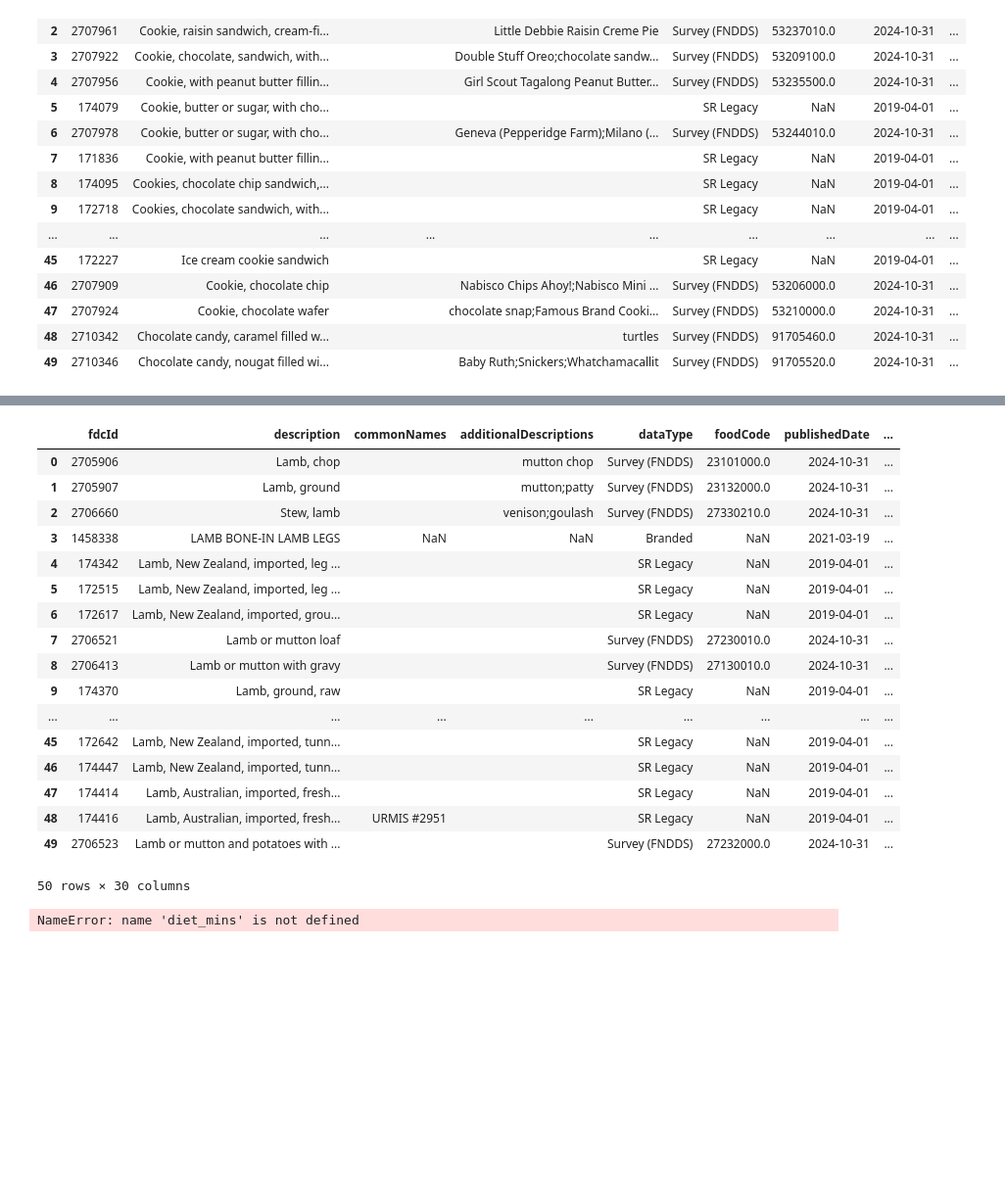
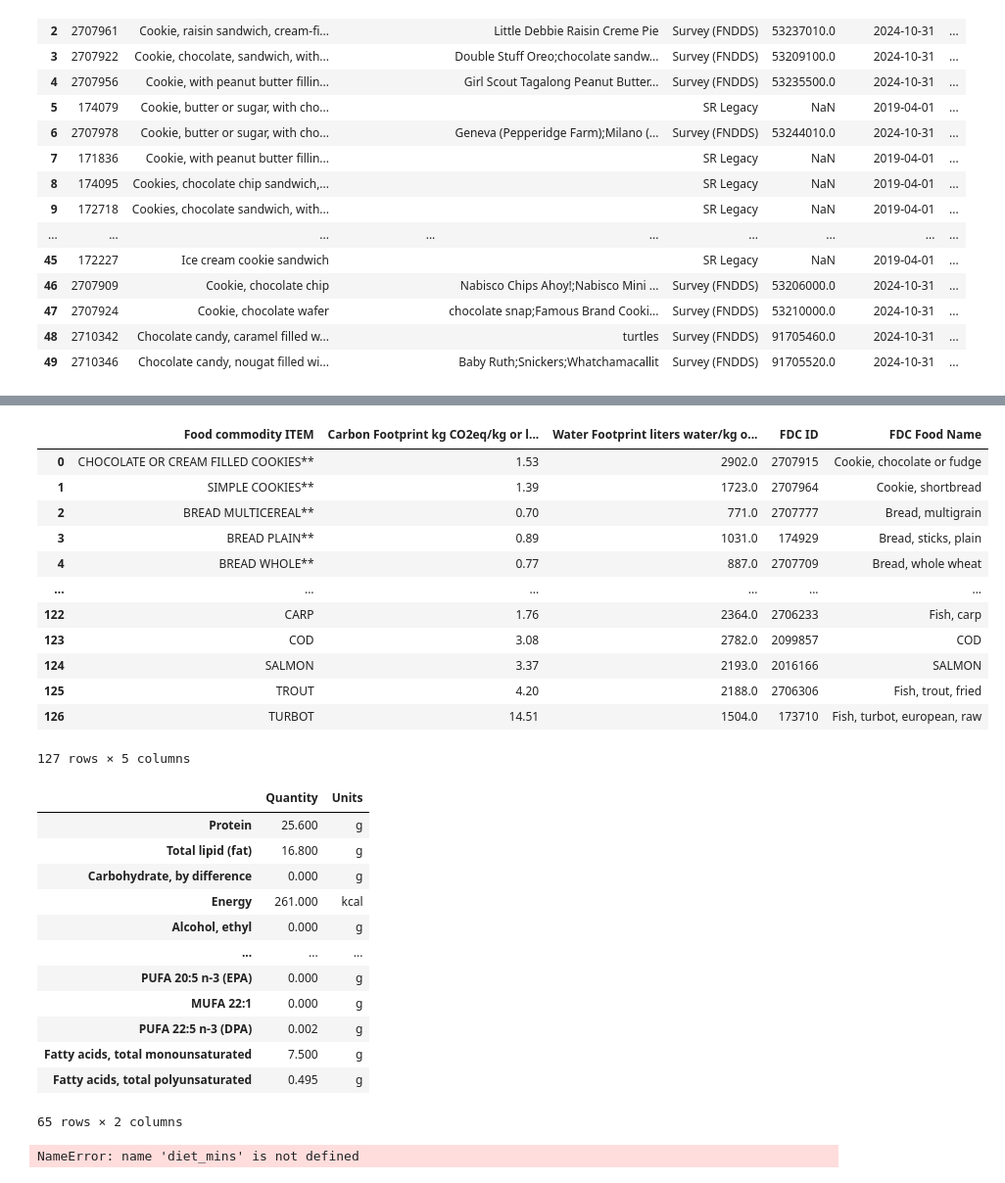
Before and after one commit to reilyfairchild/EEP-153-Proj-02, a Jupyter notebook: Project_2_Code.ipynb, the cells around one changed output, grey strips where cells are left out. Shown at 98% size. Drawn from its saved outputs; the diff is of its cells as text; code cells hidden in the pictures; blank space fills up the shorter version.

Commit message:
cleaned all food and put into csv

```diff
--- a/Project_2_Code.ipynb
+++ b/Project_2_Code.ipynb
@@ -279,4 +283,18 @@ fd2.at[38, 'FDC Food Name'] = 'Beef, ground'
 fd2.at[40, 'FDC ID'] = 2705597
 fd2.at[40, 'FDC Food Name'] = 'Cream, heavy'
 
-fd2.loc[49, ['FDC ID', 'FDC Food Name']] = [1458338, 'LAMB BONE-IN LAMB LEGS']
+fd2.loc[49, ['FDC ID', 'FDC Food Name']] = [2705907, 'Lamb, ground']
+fd2.loc[48, ['FDC ID', 'FDC Food Name']] = [1458338, 'LAMB BONE-IN LAMB LEGS']
+fd2.loc[50, ['FDC ID', 'FDC Food Name']] = [2658737	, 'MILK']
+fd2.loc[53, ['FDC ID', 'FDC Food Name']] = [2706091, 'Chicken, ground']
+fd2.loc[54, ['FDC ID', 'FDC Food Name']] = [2554062, 'YOGURT']
+fd2.loc[63, ['FDC ID', 'FDC Food Name']] = [2709223, 'Avocado, raw']
+fd2.loc[83, ['FDC ID', 'FDC Food Name']] = [2708376	,'Masa harina, cooked']
+fd2.loc[85, ['FDC ID', 'FDC Food Name']] = [2708489,'Oats, raw']
+
+fd2.loc[94, ['FDC ID', 'FDC Food Name']] = [174271,	'Soybeans, mature cooked, boiled, without salt']
+fd2.loc[93, ['FDC ID', 'FDC Food Name']] = [170419,	'Peas, green, raw']
+fd2.loc[97, ['FDC ID', 'FDC Food Name']] = [2707505	,'Mixed nuts, unroasted']
+
+fd2.loc[104, ['FDC ID', 'FDC Food Name']] = [2710790,'Potato, cooked, as ingredient']
+fd2.loc[106, ['FDC ID', 'FDC Food Name']] = [169975	,'Cabbage, raw']
@@ -296,31 +302,45 @@ fd2.loc[49, ['FDC ID', 'FDC Food Name']] = [1458338, 'LAMB BONE-IN LAMB LEGS']
 #foods where the fdc query failed and will do it by hand
 
 
-fdc.search(apikey, 'lamb bone')  # Search for the food item
+#fdc.search(apikey, 'cabbage')  # Search for the food item
 
 
 #fdc_id = int(result.loc[0]['fdcId'])  # Extract FDC ID from the first match
 #fdc_name = result.loc[0]['description']
 #fd2
-# %% [output]
-|  | fdcId | description | commonNames | additionalDescriptions | dataType | foodCode | publishedDate | ... |
-| 0 | 2705906 | Lamb, chop |  | mutton chop | Survey (FNDDS) | 23101000.0 | 2024-10-31 | ... |
-| 1 | 2705907 | Lamb, ground |  | mutton;patty | Survey (FNDDS) | 23132000.0 | 2024-10-31 | ... |
-| 2 | 2706660 | Stew, lamb |  | venison;goulash | Survey (FNDDS) | 27330210.0 | 2024-10-31 | ... |
-| 3 | 1458338 | LAMB BONE-IN LAMB LEGS | NaN | NaN | Branded | NaN | 2021-03-19 | ... |
-| 4 | 174342 | Lamb, New Zealand, imported, leg ... |  |  | SR Legacy | NaN | 2019-04-01 | ... |
-| 5 | 172515 | Lamb, New Zealand, imported, leg ... |  |  | SR Legacy | NaN | 2019-04-01 | ... |
-| 6 | 172617 | Lamb, New Zealand, imported, grou... |  |  | SR Legacy | NaN | 2019-04-01 | ... |
-| 7 | 2706521 | Lamb or mutton loaf |  |  | Survey (FNDDS) | 27230010.0 | 2024-10-31 | ... |
-| 8 | 2706413 | Lamb or mutton with gravy |  |  | Survey (FNDDS) | 27130010.0 | 2024-10-31 | ... |
-| 9 | 174370 | Lamb, ground, raw |  |  | SR Legacy | NaN | 2019-04-01 | ... |
-| ... | ... | ... | ... | ... | ... | ... | ... | ... |
-| 45 | 172642 | Lamb, New Zealand, imported, tunn... |  |  | SR Legacy | NaN | 2019-04-01 | ... |
-| 46 | 174447 | Lamb, New Zealand, imported, tunn... |  |  | SR Legacy | NaN | 2019-04-01 | ... |
-| 47 | 174414 | Lamb, Australian, imported, fresh... |  |  | SR Legacy | NaN | 2019-04-01 | ... |
-| 48 | 174416 | Lamb, Australian, imported, fresh... | URMIS #2951 |  | SR Legacy | NaN | 2019-04-01 | ... |
-| 49 | 2706523 | Lamb or mutton and potatoes with ... |  |  | Survey (FNDDS) | 27232000.0 | 2024-10-31 | ... |
-50 rows × 30 columns
+# %%
+fd2
+# %% [output]
+|  | Food commodity ITEM | Carbon Footprint kg CO2eq/kg or l... | Water Footprint liters water/kg o... | FDC ID | FDC Food Name |
+| 0 | CHOCOLATE OR CREAM FILLED COOKIES** | 1.53 | 2902.0 | 2707915 | Cookie, chocolate or fudge |
+| 1 | SIMPLE COOKIES** | 1.39 | 1723.0 | 2707964 | Cookie, shortbread |
+| 2 | BREAD MULTICEREAL** | 0.70 | 771.0 | 2707777 | Bread, multigrain |
+| 3 | BREAD PLAIN** | 0.89 | 1031.0 | 174929 | Bread, sticks, plain |
+| 4 | BREAD WHOLE** | 0.77 | 887.0 | 2707709 | Bread, whole wheat |
+| ... | ... | ... | ... | ... | ... |
+| 122 | CARP | 1.76 | 2364.0 | 2706233 | Fish, carp |
+| 123 | COD | 3.08 | 2782.0 | 2099857 | COD |
+| 124 | SALMON | 3.37 | 2193.0 | 2016166 | SALMON |
+| 125 | TROUT | 4.20 | 2188.0 | 2706306 | Fish, trout, fried |
+| 126 | TURBOT | 14.51 | 1504.0 | 173710 | Fish, turbot, european, raw |
+127 rows × 5 columns
+# %%
+id = 2705854
+fdc.nutrients(apikey,fdc_id=id)
+# %% [output]
+|  | Quantity | Units |
+| Protein | 25.600 | g |
+| Total lipid (fat) | 16.800 | g |
+| Carbohydrate, by difference | 0.000 | g |
+| Energy | 261.000 | kcal |
+| Alcohol, ethyl | 0.000 | g |
+| ... | ... | ... |
+| PUFA 20:5 n-3 (EPA) | 0.000 | g |
+| MUFA 22:1 | 0.000 | g |
+| PUFA 22:5 n-3 (DPA) | 0.002 | g |
+| Fatty acids, total monounsaturated | 7.500 | g |
+| Fatty acids, total polyunsaturated | 0.495 | g |
+65 rows × 2 columns
 # %%
 #Building A
 import warnings
```
Also changed, not shown: parts of 4 cells of this notebook, 1 other file.
